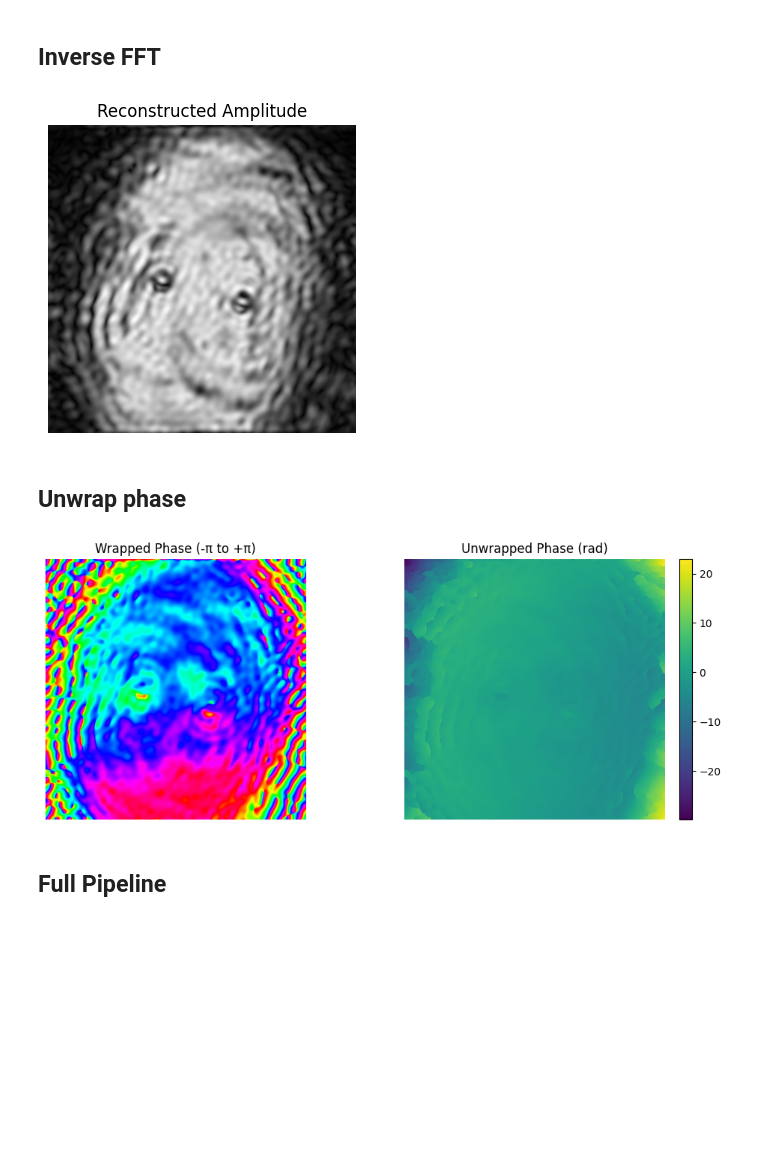
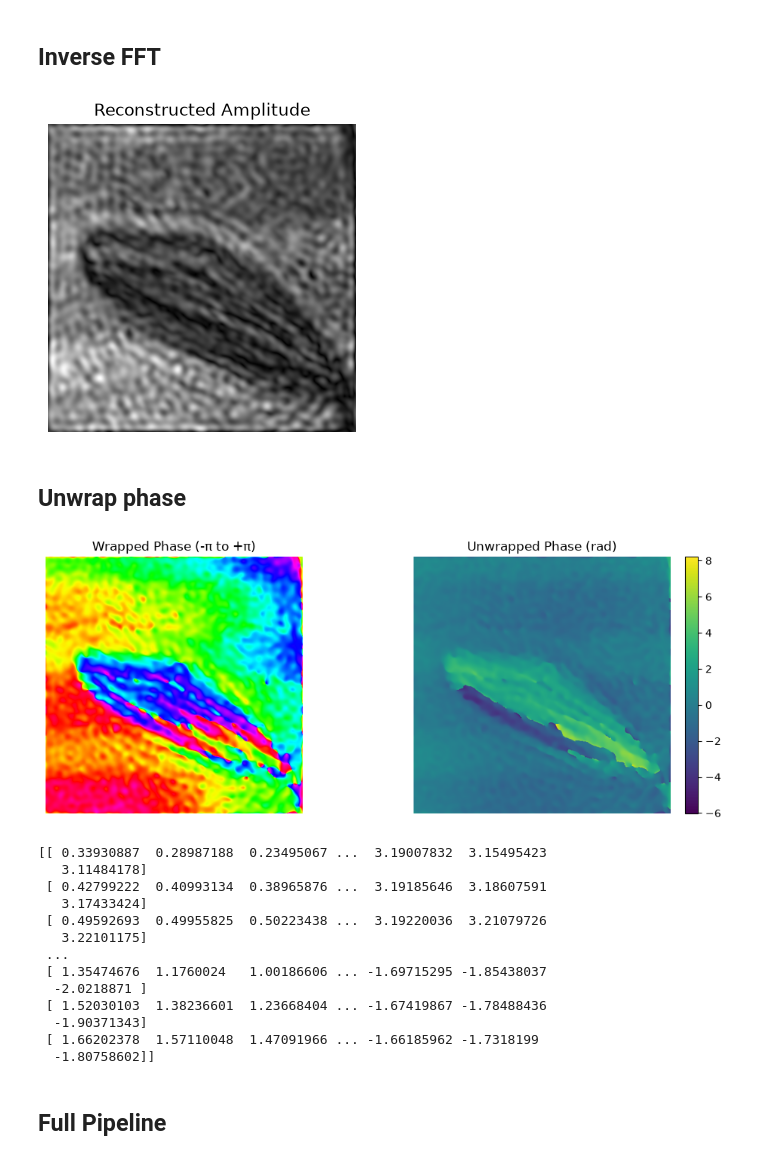
Before and after one commit to Kizito-Nmesomachukwu/IMiP_Week-3-Log_Off-Axis-Holography-Simulation, a Jupyter notebook: notebook.ipynb, the cells around one changed output. Cells and saved outputs as stored; diff of their text form; code cells hidden in the pictures; blank space fills up the shorter version.

Commit message:
Added the new sample image, and a draft for 3d reconstruction

```diff
--- a/notebook.ipynb
+++ b/notebook.ipynb
@@ -22,6 +53,6 @@ from Phase_Simulation import (
 # %% [markdown]
 ## Load hologram (512x512)
 # %%
-hologram = load_hologram("img/pattern_01.png", size=512)
+hologram = load_hologram("img/fly.bmp", size=512)
 plot_hologram(hologram)
 # %% [output]
@@ -47,14 +78,30 @@ Sideband at pixel: row=233, col=217  (DC centre at 256,256; offset = -23, -39)
 complex_field = reconstruct_complex_field(H_filtered, cy, cx)
 plot_reconstructed_amplitude(complex_field)
 # %% [output]
-[figure, old version]
+[figure, new version]
 # %% [markdown]
 ## Unwrap phase
 # %%
 wrapped_phase, unwrapped_phase = extract_phase(complex_field)
 plot_phase_comparison(wrapped_phase, unwrapped_phase)
+# save unwrapped phase as an image
+plt.imsave("unwrapped_phase.png", unwrapped_phase)
+print(unwrapped_phase)
 # %% [output]
-[figure, old version]
+[figure, new version]
+[[ 0.33930887  0.28987188  0.23495067 ...  3.19007832  3.15495423
+   3.11484178]
+ [ 0.42799222  0.40993134  0.38965876 ...  3.19185646  3.18607591
+   3.17433424]
+ [ 0.49592693  0.49955825  0.50223438 ...  3.19220036  3.21079726
+   3.22101175]
+ ...
+ [ 1.35474676  1.1760024   1.00186606 ... -1.69715295 -1.85438037
+  -2.0218871 ]
+ [ 1.52030103  1.38236601  1.23668404 ... -1.67419867 -1.78488436
+  -1.90371343]
+ [ 1.66202378  1.57110048  1.47091966 ... -1.66185962 -1.7318199
+  -1.80758602]]
 # %% [markdown]
 ## Full Pipeline
 # %%
```
Also changed, not shown: parts of 5 cells of this notebook, 7 other files.
